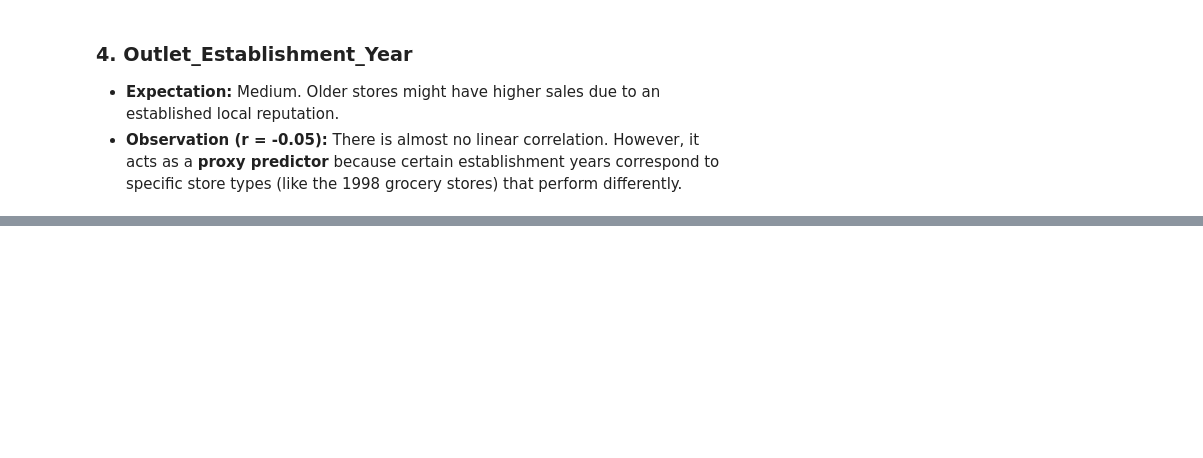
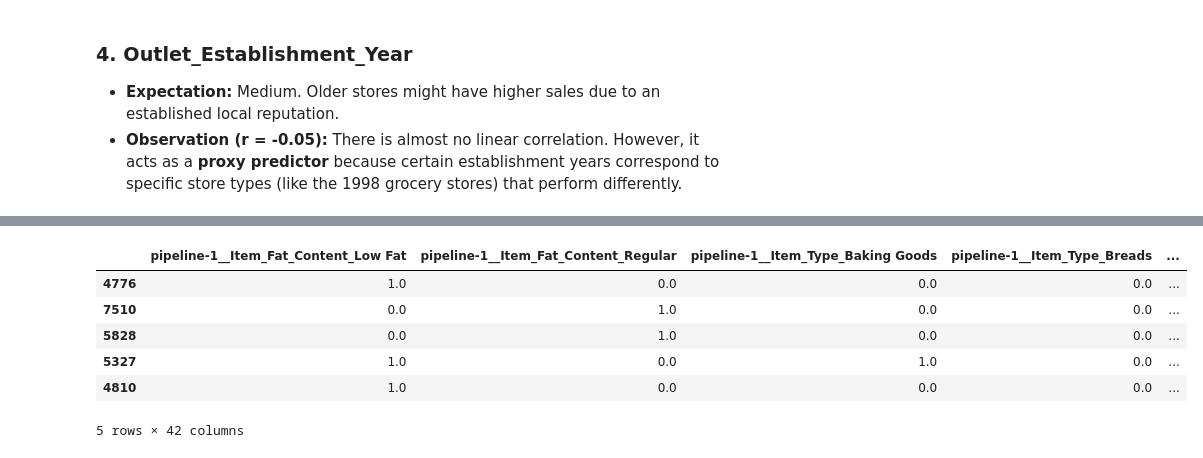
Before and after one commit to devMoamen/Prediction-of-Product-Sales, a Jupyter notebook: Prediction_of_Product_Sales.ipynb, the cells around one changed output, grey strips where cells are left out. Saved outputs shown, nothing was run; the diff lists cells and outputs as text; code cells hidden in the pictures; blank space fills up the shorter version.

```diff
--- a/Prediction_of_Product_Sales.ipynb
+++ b/Prediction_of_Product_Sales.ipynb
@@ -526,0 +720,5 @@ plot_numeric_vs_target(sales_df, x='Outlet_Establishment_Year')
+# %%
+## Combine column transformer
+preprocessor = make_column_transformer((cat_pipe,cat_selector),
+                                       (num_pipe,num_selector))
+preprocessor
@@ -526,0 +739,3 @@ plot_numeric_vs_target(sales_df, x='Outlet_Establishment_Year')
+# %%
+# Fit on training data
+preprocessor.fit(X_train)
@@ -526,0 +756,15 @@ plot_numeric_vs_target(sales_df, x='Outlet_Establishment_Year')
+# %%
+# Transform the training data
+X_train_processed = preprocessor.transform(X_train)
+# Transform the testing data
+X_test_processed = preprocessor.transform(X_test)
+# View the processed training data
+X_train_processed.head()
+# %% [output]
+|  | pipeline-1__Item_Fat_Content_Low Fat | pipeline-1__Item_Fat_Content_Regular | pipeline-1__Item_Type_Baking Goods | pipeline-1__Item_Type_Breads | ... |
+| 4776 | 1.0 | 0.0 | 0.0 | 0.0 | ... |
+| 7510 | 0.0 | 1.0 | 0.0 | 0.0 | ... |
+| 5828 | 0.0 | 1.0 | 0.0 | 0.0 | ... |
+| 5327 | 1.0 | 0.0 | 1.0 | 0.0 | ... |
+| 4810 | 1.0 | 0.0 | 0.0 | 0.0 | ... |
+5 rows × 42 columns
```
Also changed, not shown: parts of 27 cells of this notebook.
